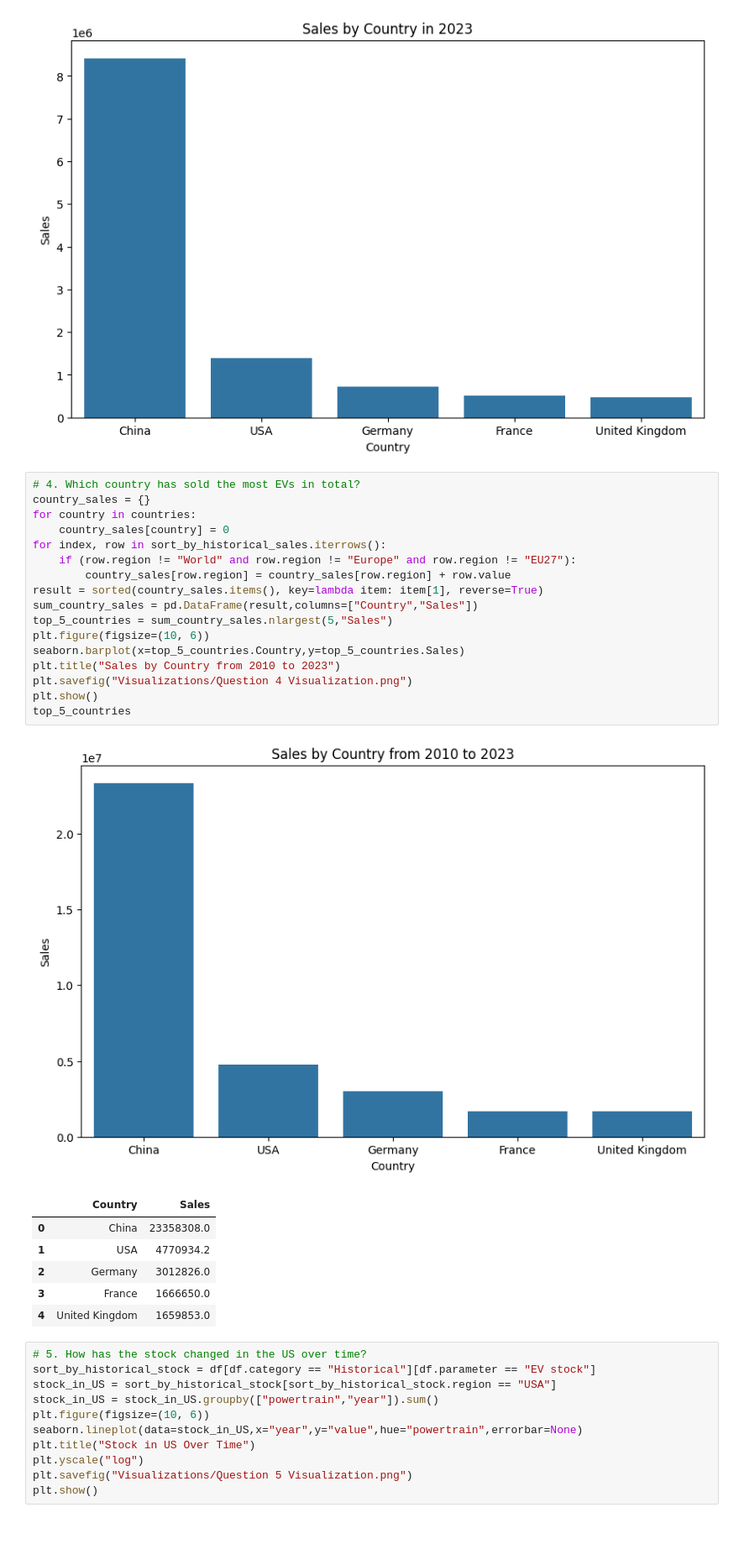
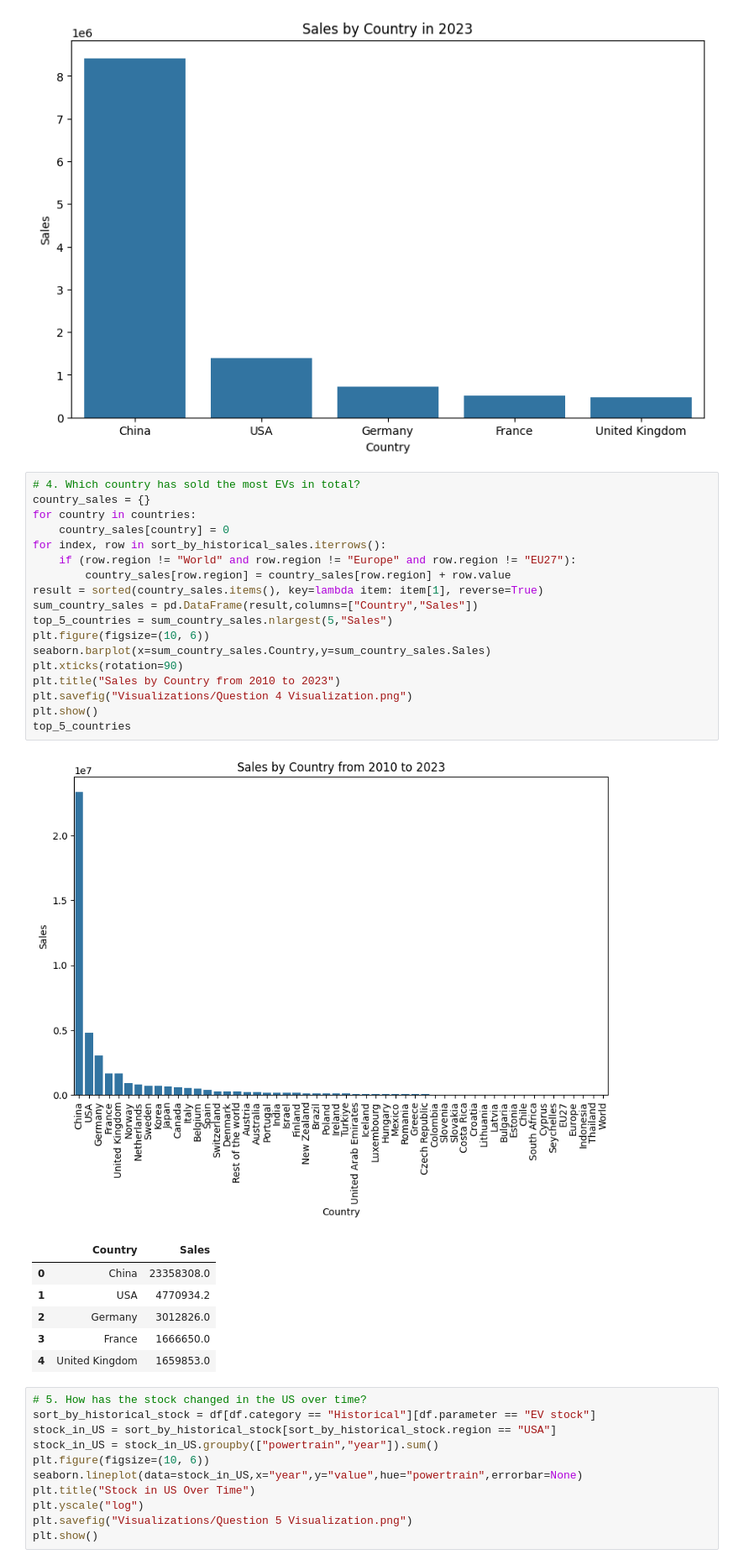
Before and after one commit to build-summer-2024/async-teal-kenny-final-project, a Jupyter notebook: final_project.ipynb, the cells around one changed output. Shown: that part at 84% size. Drawn from its saved outputs; the diff is of its cells as text; blank space fills up the shorter version.

Commit message:
changed q4 visualization to have all countries in the graph

```diff
--- a/final_project.ipynb
+++ b/final_project.ipynb
@@ -80,22 +80,23 @@ plt.show()
 # %%
 # 4. Which country has sold the most EVs in total?
 country_sales = {}
 for country in countries:
     country_sales[country] = 0
 for index, row in sort_by_historical_sales.iterrows():
     if (row.region != "World" and row.region != "Europe" and row.region != "EU27"):
         country_sales[row.region] = country_sales[row.region] + row.value
 result = sorted(country_sales.items(), key=lambda item: item[1], reverse=True)
 sum_country_sales = pd.DataFrame(result,columns=["Country","Sales"])
 top_5_countries = sum_country_sales.nlargest(5,"Sales")
 plt.figure(figsize=(10, 6))
-seaborn.barplot(x=top_5_countries.Country,y=top_5_countries.Sales)
+seaborn.barplot(x=sum_country_sales.Country,y=sum_country_sales.Sales)
+plt.xticks(rotation=90)
 plt.title("Sales by Country from 2010 to 2023")
 plt.savefig("Visualizations/Question 4 Visualization.png")
 plt.show()
 top_5_countries
 # %% [output]
-[figure, old version]
+[figure, new version]
 |  | Country | Sales |
 | 0 | China | 23358308.0 |
 | 1 | USA | 4770934.2 |
```
Also changed, not shown: 1 other file.
